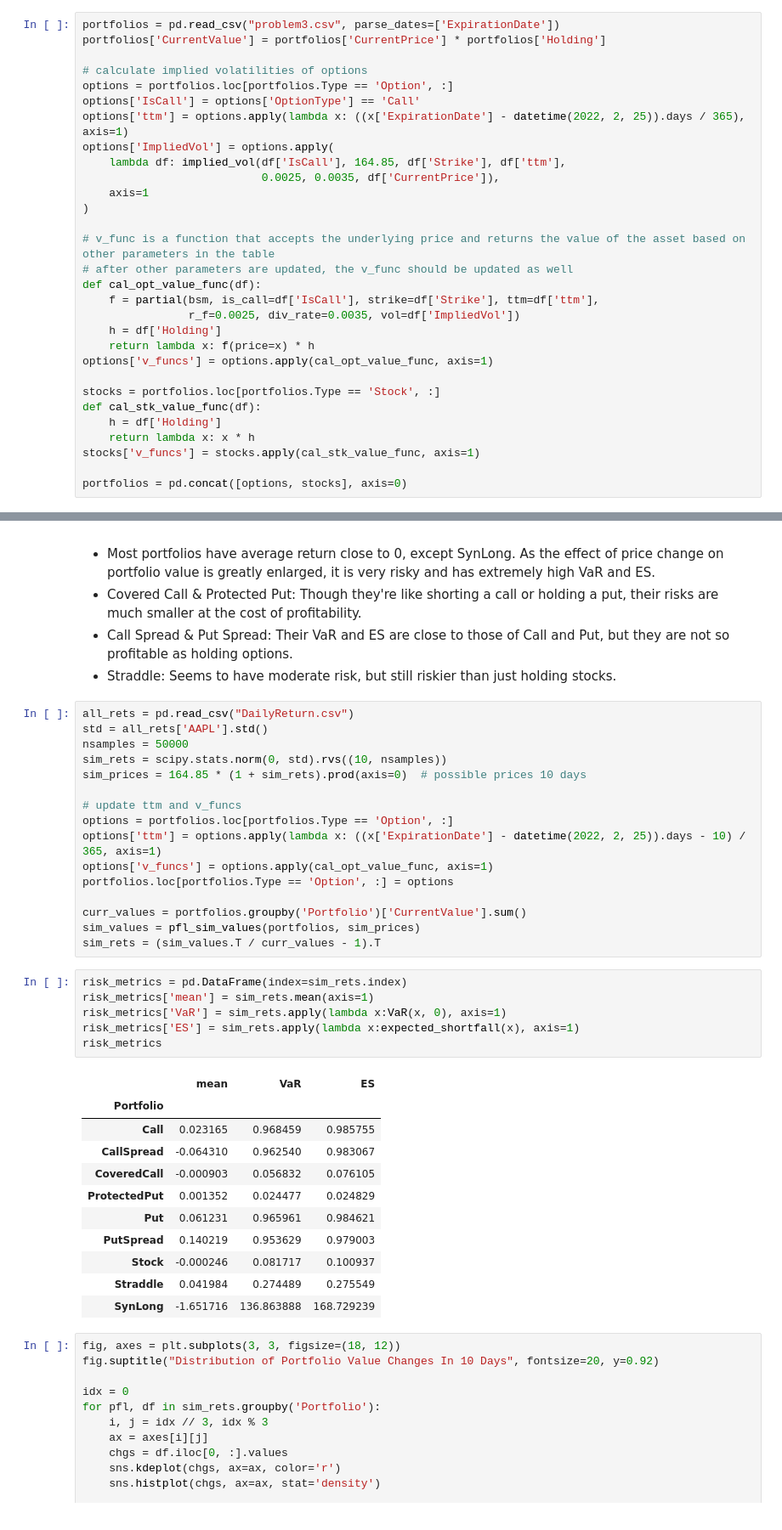
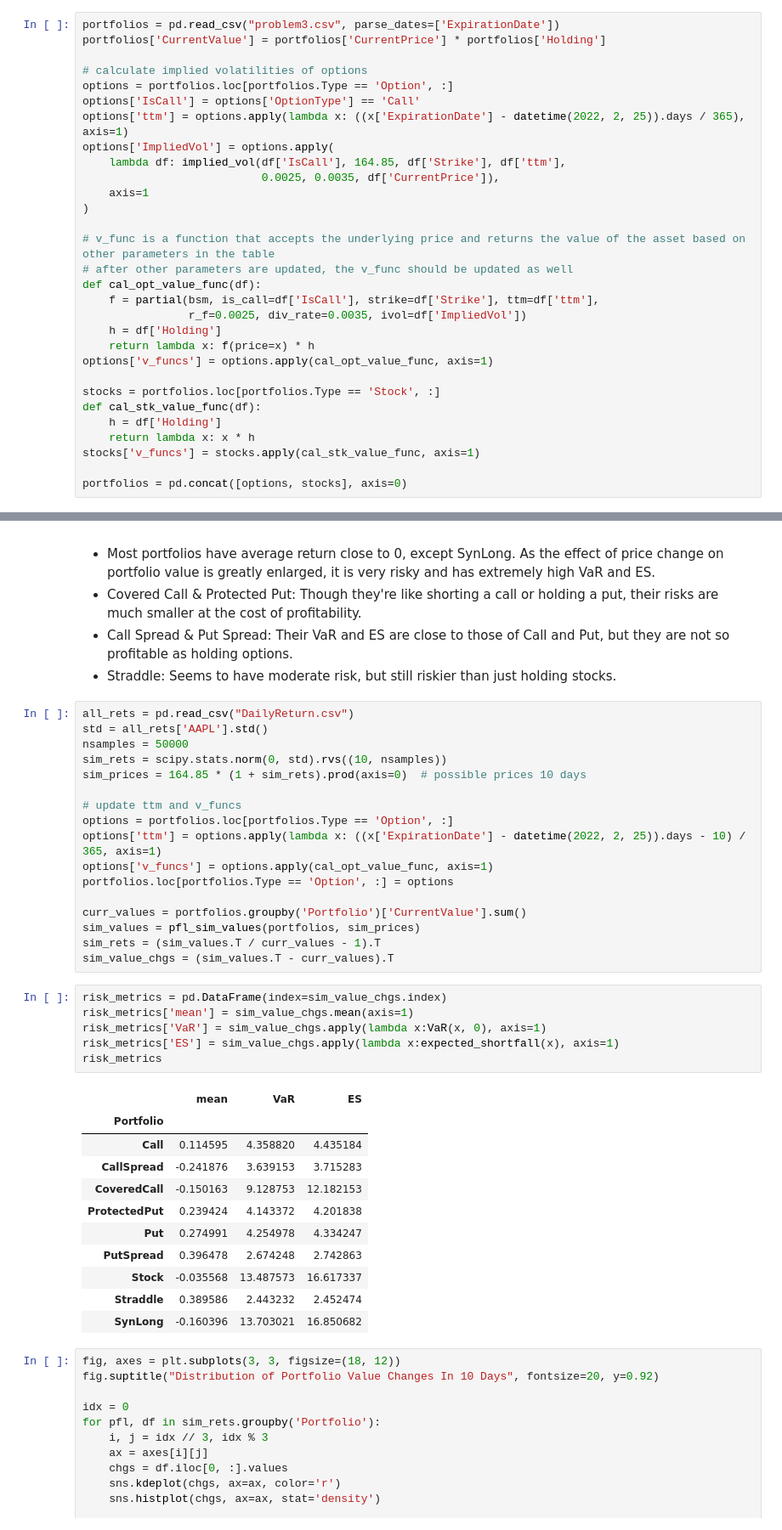
Before and after one commit to Xupeiyi/Duke_Fintech590, a Jupyter notebook: projects/Week06/project6.ipynb, the cells around one changed output, grey strips where cells are left out. Shown: that part at 85% size. Saved outputs shown, nothing was run; the diff lists cells and outputs as text.

```diff
--- a/projects/Week06/project6.ipynb
+++ b/projects/Week06/project6.ipynb
@@ -154,7 +154,7 @@ options['ImpliedVol'] = options.apply(
 # after other parameters are updated, the v_func should be updated as well
 def cal_opt_value_func(df):
     f = partial(bsm, is_call=df['IsCall'], strike=df['Strike'], ttm=df['ttm'],
-                r_f=0.0025, div_rate=0.0035, vol=df['ImpliedVol'])
+                r_f=0.0025, div_rate=0.0035, ivol=df['ImpliedVol'])
     h = df['Holding']
     return lambda x: f(price=x) * h
 options['v_funcs'] = options.apply(cal_opt_value_func, axis=1)
@@ -230,24 +230,25 @@ portfolios.loc[portfolios.Type == 'Option', :] = options
 curr_values = portfolios.groupby('Portfolio')['CurrentValue'].sum()
 sim_values = pfl_sim_values(portfolios, sim_prices)
 sim_rets = (sim_values.T / curr_values - 1).T
+sim_value_chgs = (sim_values.T - curr_values).T
 # %%
-risk_metrics = pd.DataFrame(index=sim_rets.index)
-risk_metrics['mean'] = sim_rets.mean(axis=1)
-risk_metrics['VaR'] = sim_rets.apply(lambda x:VaR(x, 0), axis=1)
-risk_metrics['ES'] = sim_rets.apply(lambda x:expected_shortfall(x), axis=1)
+risk_metrics = pd.DataFrame(index=sim_value_chgs.index)
+risk_metrics['mean'] = sim_value_chgs.mean(axis=1)
+risk_metrics['VaR'] = sim_value_chgs.apply(lambda x:VaR(x, 0), axis=1)
+risk_metrics['ES'] = sim_value_chgs.apply(lambda x:expected_shortfall(x), axis=1)
 risk_metrics
 # %% [output]
 |  | mean | VaR | ES |
 | Portfolio |  |  |  |
-| Call | 0.023165 | 0.968459 | 0.985755 |
-| CallSpread | -0.064310 | 0.962540 | 0.983067 |
-| CoveredCall | -0.000903 | 0.056832 | 0.076105 |
-| ProtectedPut | 0.001352 | 0.024477 | 0.024829 |
-| Put | 0.061231 | 0.965961 | 0.984621 |
-| PutSpread | 0.140219 | 0.953629 | 0.979003 |
-| Stock | -0.000246 | 0.081717 | 0.100937 |
-| Straddle | 0.041984 | 0.274489 | 0.275549 |
-| SynLong | -1.651716 | 136.863888 | 168.729239 |
+| Call | 0.114595 | 4.358820 | 4.435184 |
+| CallSpread | -0.241876 | 3.639153 | 3.715283 |
+| CoveredCall | -0.150163 | 9.128753 | 12.182153 |
+| ProtectedPut | 0.239424 | 4.143372 | 4.201838 |
+| Put | 0.274991 | 4.254978 | 4.334247 |
+| PutSpread | 0.396478 | 2.674248 | 2.742863 |
+| Stock | -0.035568 | 13.487573 | 16.617337 |
+| Straddle | 0.389586 | 2.443232 | 2.452474 |
+| SynLong | -0.160396 | 13.703021 | 16.850682 |
 # %%
 fig, axes = plt.subplots(3, 3, figsize=(18, 12))
 fig.suptitle("Distribution of Portfolio Value Changes In 10 Days", fontsize=20, y=0.92)
```
Also changed, not shown: parts of 2 cells of this notebook, 13 other files.
